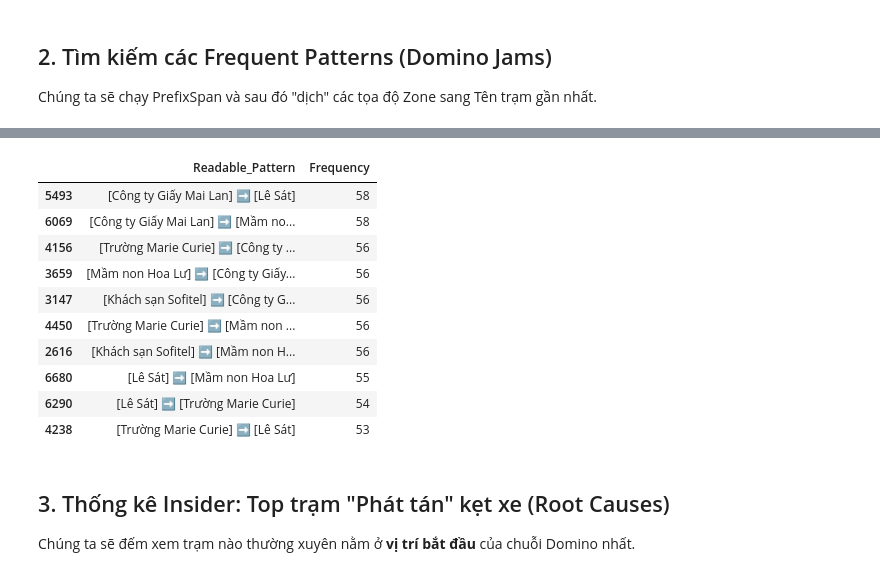
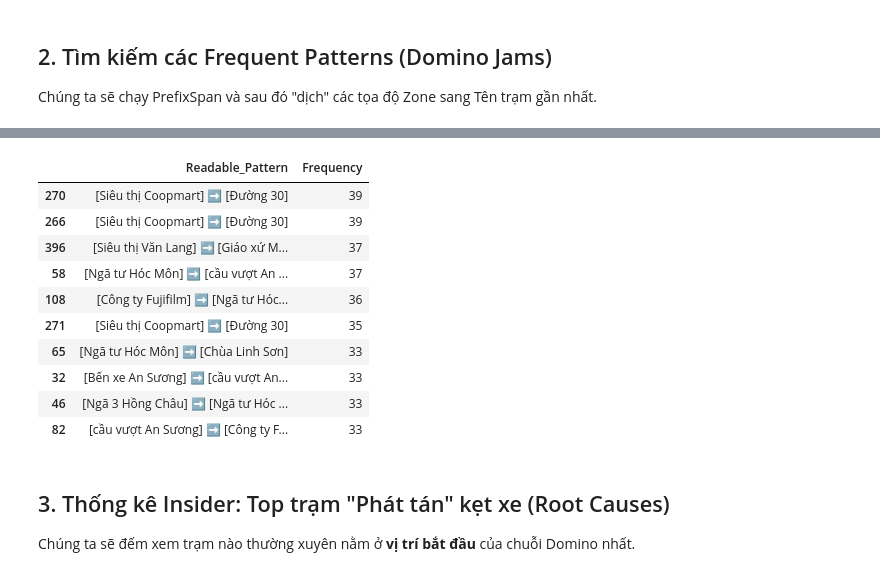
Before and after one commit to ZanissNguyen/Bus-Status-Analysis-Prediction, a Jupyter notebook: notebook/prefixspan_ben.ipynb, the cells around one changed output, grey strips where cells are left out. Saved outputs shown, nothing was run; the diff lists cells and outputs as text; code cells hidden in the pictures.

```diff
--- a/notebook/prefixspan_ben.ipynb
+++ b/notebook/prefixspan_ben.ipynb
@@ -35,8 +35,6 @@ else:
     station_df = pd.DataFrame(station_data)
 
     print(f"Đã load {len(jam_df)} điểm kẹt và {len(station_df)} trạm xe buýt.")
-
-jam_df = jam_df.query("inferred_route == '50' or inferred_route == '122' or inferred_route == '30' ")
 # %% [output]
 Đã load 933436 điểm kẹt và 1644 trạm xe buýt.
 # %% [markdown]
@@ -47,7 +45,7 @@ Chúng ta sẽ chạy PrefixSpan và sau đó "dịch" các tọa độ Zone san
 pattern_df = sequential_mining(jam_df, min_support=20)
 
 # 2. Ánh xạ sang tên trạm (Sử dụng helper từ dự án)
-pattern_df = translate_prefixspan_patterns(pattern_df, station_df)
+pattern_df = translate_zones_to_stations(pattern_df, station_df)
 
 print(f"Tìm thấy {len(pattern_df)} chuỗi lây lan kẹt xe.")
 display(pattern_df[['Readable_Pattern', 'Frequency']].head(10))
@@ -56,14 +58,14 @@ Tìm thấy 6986 chuỗi lây lan kẹt xe.
 |  | Readable_Pattern | Frequency |
-| 5493 | [Công ty Giấy Mai Lan] ➡️ [Lê Sát] | 58 |
-| 6069 | [Công ty Giấy Mai Lan] ➡️ [Mầm no... | 58 |
-| 4156 | [Trường Marie Curie] ➡️ [Công ty ... | 56 |
-| 3659 | [Mầm non Hoa Lư] ➡️ [Công ty Giấy... | 56 |
-| 3147 | [Khách sạn Sofitel] ➡️ [Công ty G... | 56 |
-| 4450 | [Trường Marie Curie] ➡️ [Mầm non ... | 56 |
-| 2616 | [Khách sạn Sofitel] ➡️ [Mầm non H... | 56 |
-| 6680 | [Lê Sát] ➡️ [Mầm non Hoa Lư] | 55 |
-| 6290 | [Lê Sát] ➡️ [Trường Marie Curie] | 54 |
-| 4238 | [Trường Marie Curie] ➡️ [Lê Sát] | 53 |
+| 270 | [Siêu thị Coopmart] ➡️ [Đường 30] | 39 |
+| 266 | [Siêu thị Coopmart] ➡️ [Đường 30] | 39 |
+| 396 | [Siêu thị Văn Lang] ➡️ [Giáo xứ M... | 37 |
+| 58 | [Ngã tư Hóc Môn] ➡️ [cầu vượt An ... | 37 |
+| 108 | [Công ty Fujifilm] ➡️ [Ngã tư Hóc... | 36 |
+| 271 | [Siêu thị Coopmart] ➡️ [Đường 30] | 35 |
+| 65 | [Ngã tư Hóc Môn] ➡️ [Chùa Linh Sơn] | 33 |
+| 32 | [Bến xe An Sương] ➡️ [cầu vượt An... | 33 |
+| 46 | [Ngã 3 Hồng Châu] ➡️ [Ngã tư Hóc ... | 33 |
+| 82 | [cầu vượt An Sương] ➡️ [Công ty F... | 33 |
 # %% [markdown]
 ## 3. Thống kê Insider: Top trạm "Phát tán" kẹt xe (Root Causes)
 Chúng ta sẽ đếm xem trạm nào thường xuyên nằm ở **vị trí bắt đầu** của chuỗi Domino nhất.
```
Also changed, not shown: parts of 5 cells of this notebook, 5 other files.
